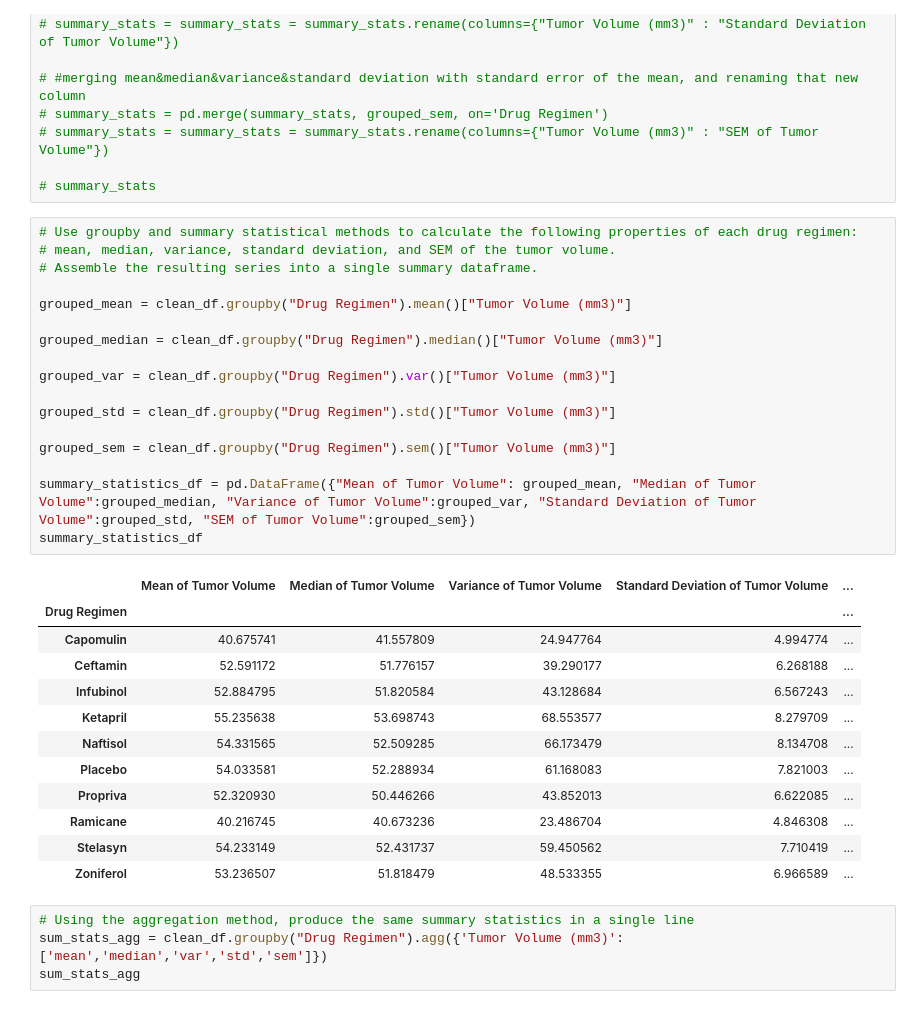
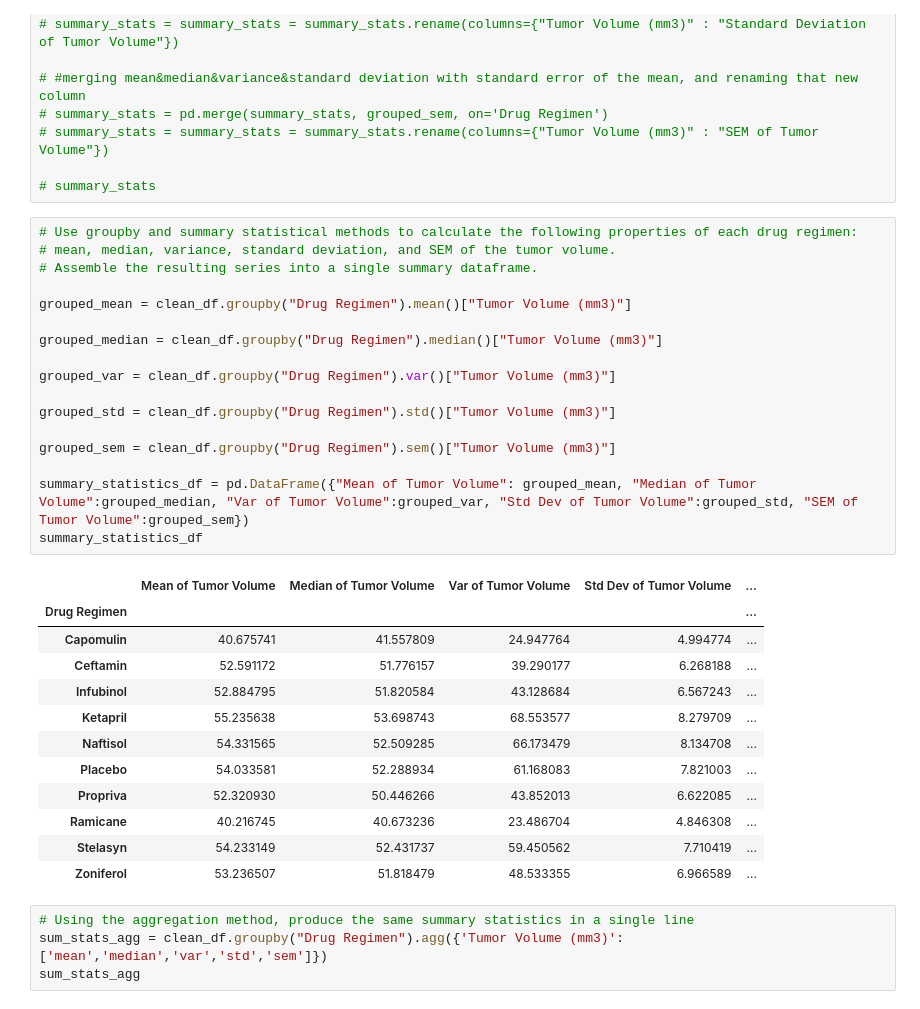
Before and after one commit to mbruns13/matplotlib-challenge, a Jupyter notebook: pymaceuticals_starter.ipynb, the cells around one changed output. Cells and saved outputs as stored; diff of their text form.

```diff
--- a/pymaceuticals_starter.ipynb
+++ b/pymaceuticals_starter.ipynb
@@ -139,22 +139,22 @@ clean_df["Mouse ID"].nunique()
 # %%
 # Use groupby and summary statistical methods to calculate the following properties of each drug regimen:
 # mean, median, variance, standard deviation, and SEM of the tumor volume.
 # Assemble the resulting series into a single summary dataframe.
 
 grouped_mean = clean_df.groupby("Drug Regimen").mean()["Tumor Volume (mm3)"]
 
 grouped_median = clean_df.groupby("Drug Regimen").median()["Tumor Volume (mm3)"]
 
 grouped_var = clean_df.groupby("Drug Regimen").var()["Tumor Volume (mm3)"]
 
 grouped_std = clean_df.groupby("Drug Regimen").std()["Tumor Volume (mm3)"]
 
 grouped_sem = clean_df.groupby("Drug Regimen").sem()["Tumor Volume (mm3)"]
 
-summary_statistics_df = pd.DataFrame({"Mean of Tumor Volume": grouped_mean, "Median of Tumor Volume":grouped_median, "Variance of Tumor Volume":grouped_var, "Standard Deviation of Tumor Volume":grouped_std, "SEM of Tumor Volume":grouped_sem})
+summary_statistics_df = pd.DataFrame({"Mean of Tumor Volume": grouped_mean, "Median of Tumor Volume":grouped_median, "Var of Tumor Volume":grouped_var, "Std Dev of Tumor Volume":grouped_std, "SEM of Tumor Volume":grouped_sem})
 summary_statistics_df
 # %% [output]
-|  | Mean of Tumor Volume | Median of Tumor Volume | Variance of Tumor Volume | Standard Deviation of Tumor Volume | ... |
+|  | Mean of Tumor Volume | Median of Tumor Volume | Var of Tumor Volume | Std Dev of Tumor Volume | ... |
 | Drug Regimen |  |  |  |  | ... |
 | Capomulin | 40.675741 | 41.557809 | 24.947764 | 4.994774 | ... |
 | Ceftamin | 52.591172 | 51.776157 | 39.290177 | 6.268188 | ... |
```
Also changed, not shown: parts of 7 cells of this notebook.
